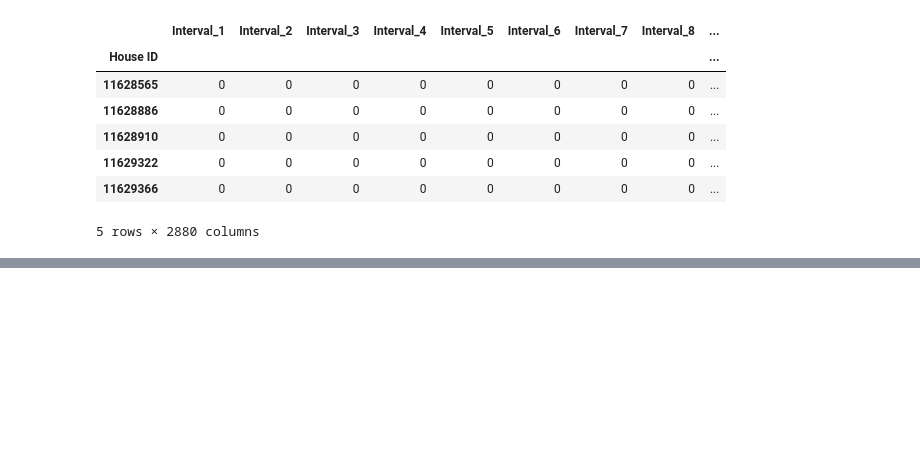
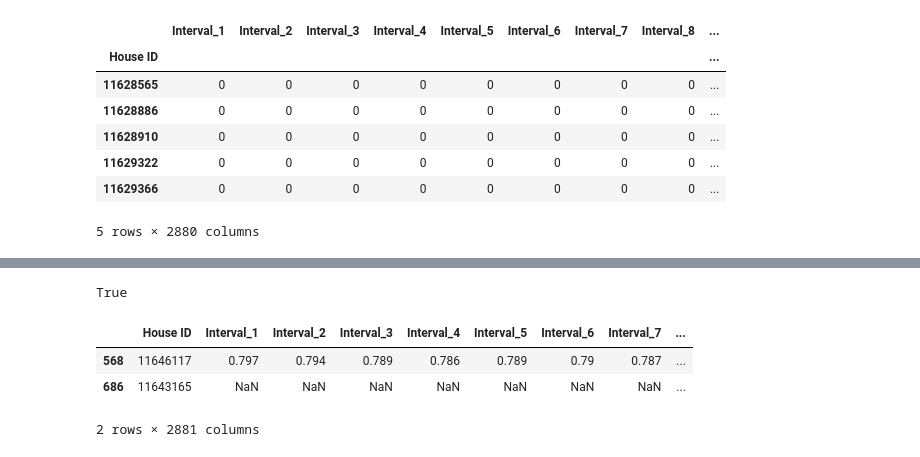
Before and after one commit to torenunez/udacity-mlnd-capstone, a Jupyter notebook: ev_capstone.ipynb, the cells around one changed output, grey strips where cells are left out. Drawn from its saved outputs; the diff is of its cells as text; code cells hidden in the pictures; blank space fills up the shorter version.

```diff
--- a/ev_capstone.ipynb
+++ b/ev_capstone.ipynb
@@ -398,0 +407,9 @@ display(ev_train_label_predictions.head())
+# %%
+print(ev_test_raw.isnull().values.any())
+display(ev_test_raw[ev_test_raw.isnull().any(axis=1)])
+# %% [output]
+True
+|  | House ID | Interval_1 | Interval_2 | Interval_3 | Interval_4 | Interval_5 | Interval_6 | Interval_7 | ... |
+| 568 | 11646117 | 0.797 | 0.794 | 0.789 | 0.786 | 0.789 | 0.79 | 0.787 | ... |
+| 686 | 11643165 | NaN | NaN | NaN | NaN | NaN | NaN | NaN | ... |
+2 rows × 2881 columns
```
Also changed, not shown: parts of 6 cells of this notebook, 1 other file.
